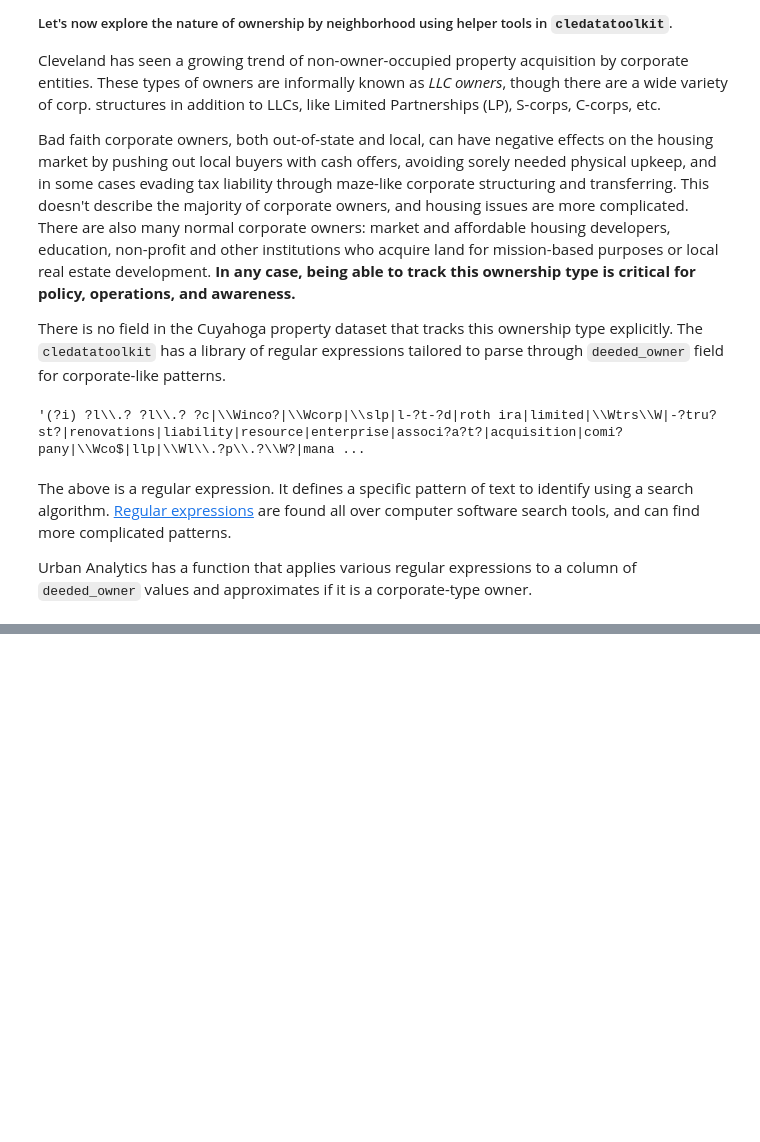
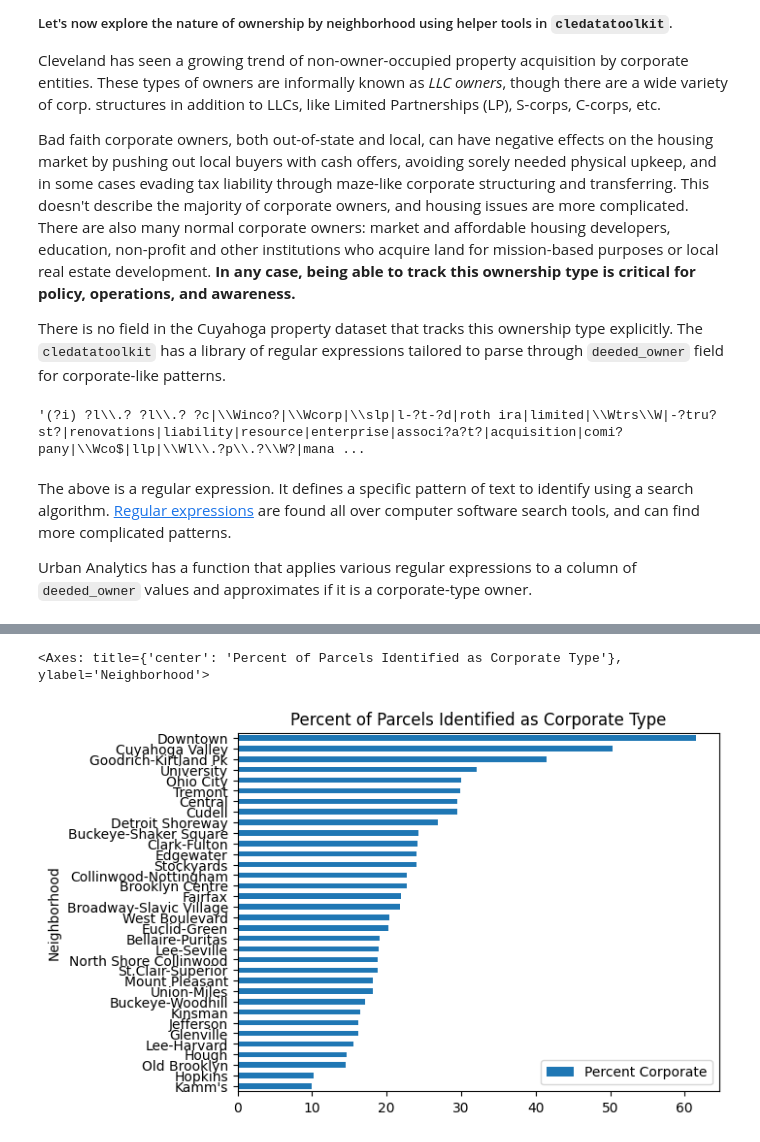
Before and after one commit to City-of-Cleveland/open-data-examples, a Jupyter notebook: property/01-County Property Data - Corporate Owners by Neighborhood.ipynb, the cells around one changed output, grey strips where cells are left out. Saved outputs shown, nothing was run; the diff lists cells and outputs as text; code cells hidden in the pictures; blank space fills up the shorter version.

```diff
--- a/property/01-County Property Data - Corporate Owners by Neighborhood.ipynb
+++ b/property/01-County Property Data - Corporate Owners by Neighborhood.ipynb
@@ -102,0 +108,5 @@ spa_grouped.sort_values('Percent Corp')[['Corporate_Owned', 'Non-Corporate']].pl
+# %%
+spa_grouped.sort_values('Percent Corporate').plot(y='Percent Corporate', kind='barh', title='Percent of Parcels Identified as Corporate Type')
+# %% [output]
+<Axes: title={'center': 'Percent of Parcels Identified as Corporate Type'}, ylabel='Neighborhood'>
+[figure, added]
```
Also changed, not shown: parts of 6 cells of this notebook.
